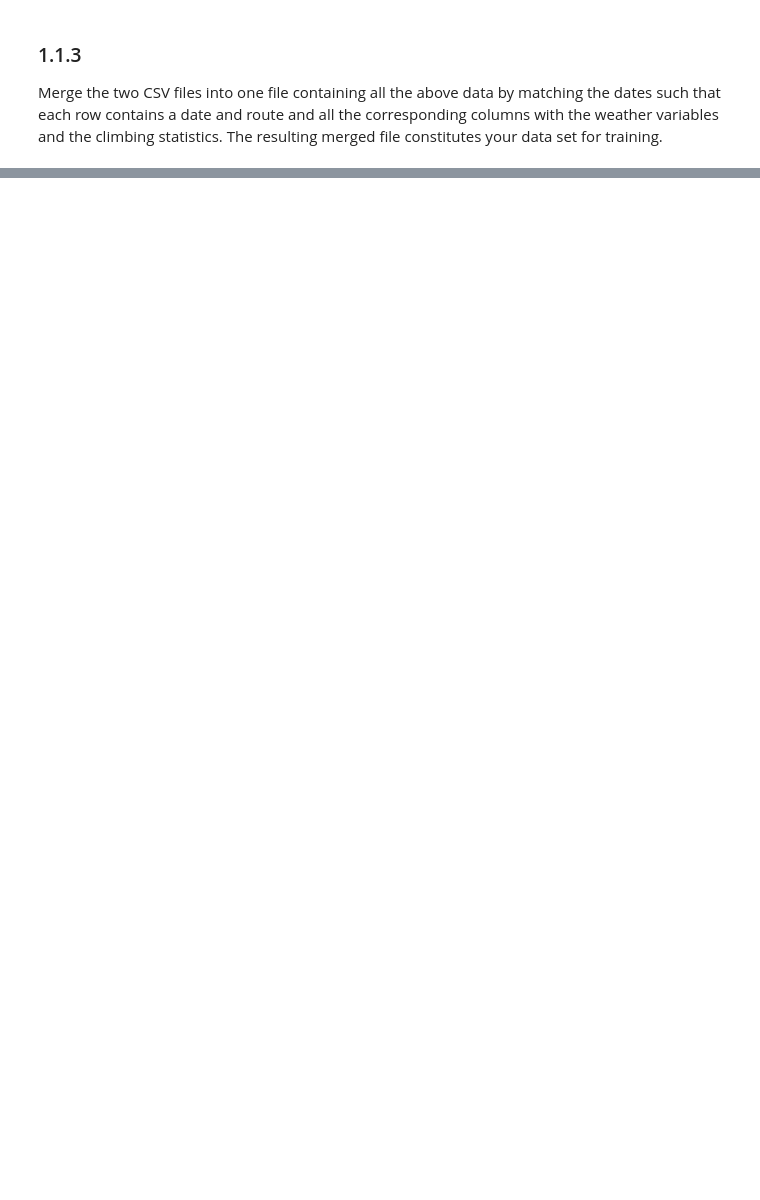
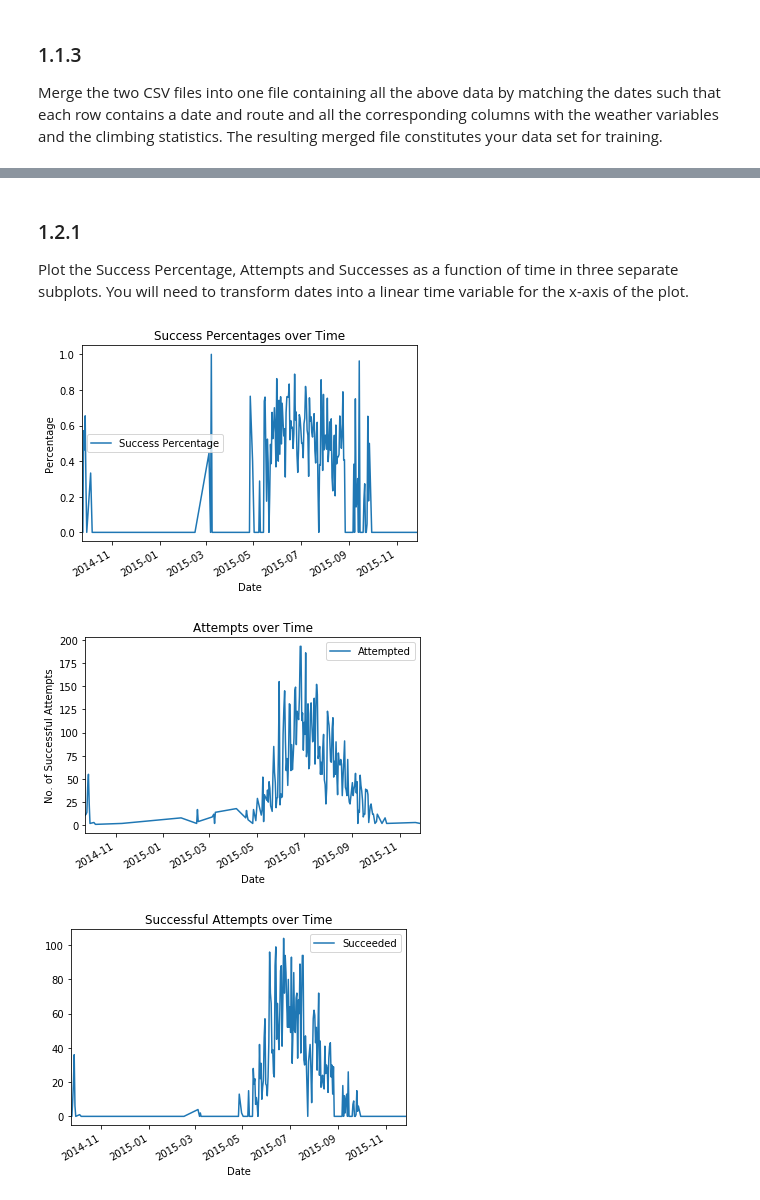
Before and after one commit to romdespoel/methodsDataScience1, a Jupyter notebook: cw1.ipynb, the cells around one changed output, grey strips where cells are left out. Cells and saved outputs as stored; diff of their text form; code cells hidden in the pictures; blank space fills up the shorter version.

```diff
--- a/cw1.ipynb
+++ b/cw1.ipynb
@@ -86,0 +126,29 @@ training_set.head()
+# %%
+import matplotlib.pyplot as plt
+import pandas as pd
+from datetime import datetime
+
+data = pd.read_csv("training_set.csv", index_col=0)
+data["Date"] = pd.to_datetime(data["Date"])
+data = data.sort_values("Date")
+# %% [markdown]
+### 1.2.1
+Plot the Success Percentage, Attempts and Successes as a function of time in three separate subplots. You will need to transform dates into a linear time variable for the x-axis of the plot.
+# %%
+agg = data.groupby("Date").sum().reset_index()
+agg["Success Percentage"] = agg["Succeeded"]/agg["Attempted"]
+
+ax = agg.plot(x="Date", y="Success Percentage", title="Success Percentages over Time")
+ax.set_ylabel("Percentage")
+
+ax = agg.plot(x="Date", y="Attempted", title="Attempts over Time")
+ax.set_ylabel("No. of Attempts")
+
+agg.plot(x="Date", y="Succeeded", title="Successful Attempts over Time")
+ax.set_ylabel("No. of Successful Attempts")
+
+plt.show()
+# %% [output]
+[figure, added]
+[figure, added]
+[figure, added]
```
Also changed, not shown: parts of 38 cells of this notebook, 1 other file.
